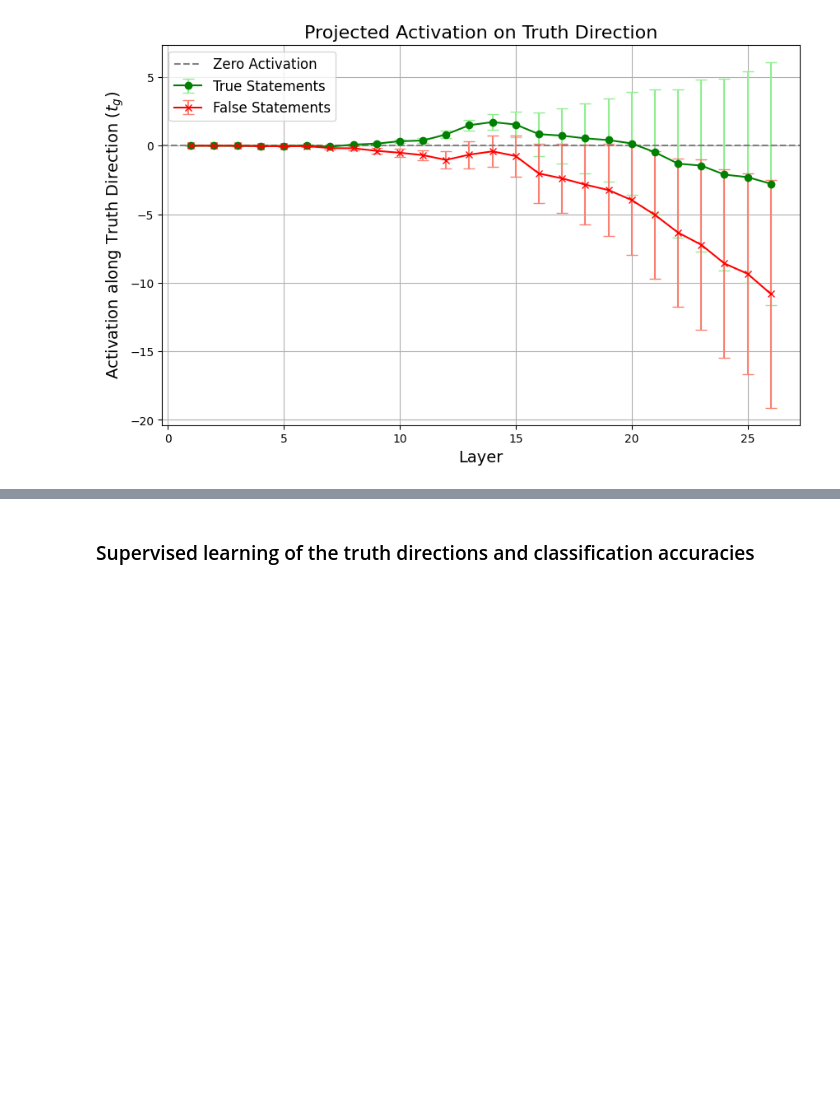
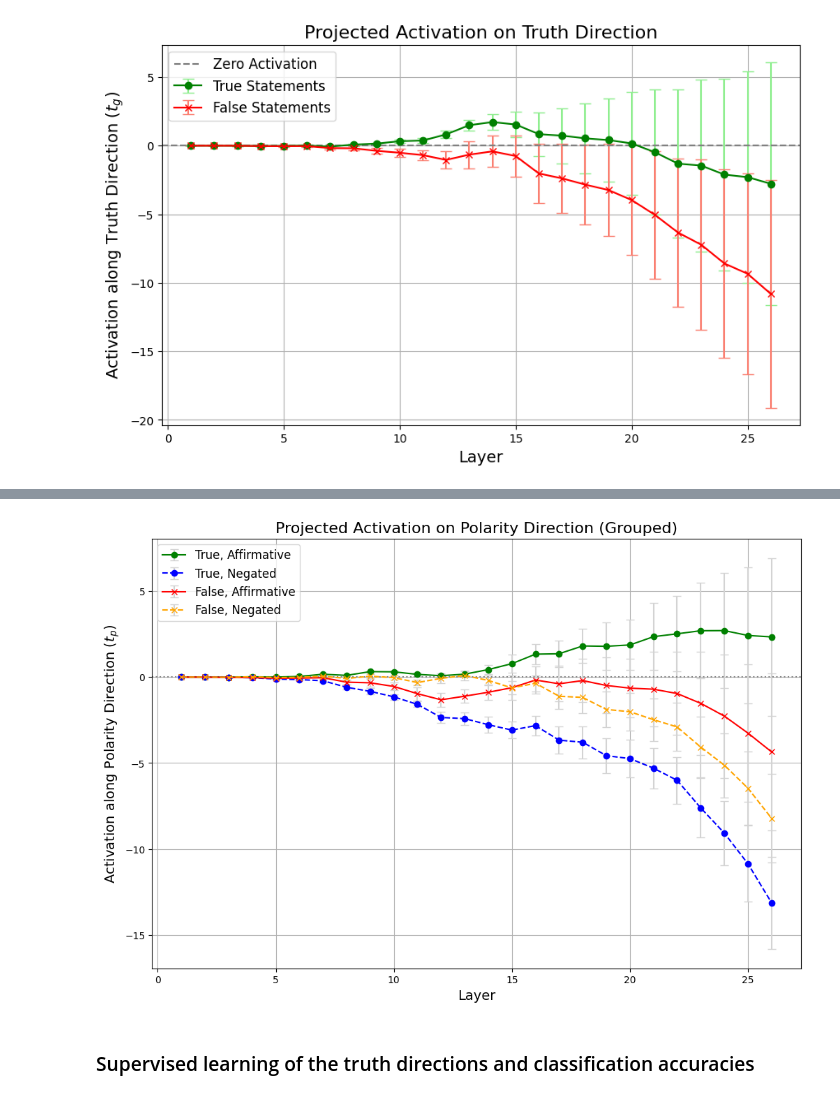
Before and after one commit to flohop/Truth_is_Universal, a Jupyter notebook: truth_directions.ipynb, the cells around one changed output, grey strips where cells are left out. Saved outputs shown, nothing was run; the diff lists cells and outputs as text; code cells hidden in the pictures; blank space fills up the shorter version.

```diff
--- a/truth_directions.ipynb
+++ b/truth_directions.ipynb
@@ -259,0 +262,81 @@ Processing Layer 26...
+# %%
+layers = np.arange(1, 27, 1)
+datasets_to_combine = ['cities', 'neg_cities', 'sp_en_trans', 'neg_sp_en_trans']
+
+# Create lists to store stats for all four groups
+stats = {
+    'true_affirmative': {'means': [], 'stds': []},
+    'true_negated': {'means': [], 'stds': []},
+    'false_affirmative': {'means': [], 'stds': []},
+    'false_negated': {'means': [], 'stds': []}
+}
+
+for layer_nr in layers:
+    print(f"Processing Layer {layer_nr}...")
+
+    # --- Data Aggregation (with polarity tracking) ---
+    layer_acts_list, layer_labels_list, layer_polarities_list = [], [], []
+    for dataset in datasets_to_combine:
+        dm = DataManager()
+        dm.add_dataset(dataset, model_family, model_size, model_type,
+                        layer_nr, split=None, center=False, device='cpu')
+        acts, labels = dm.data[dataset]
+
+        layer_acts_list.append(acts)
+        layer_labels_list.append(labels)
+
+        polarity = -1.0 if dataset.startswith('neg_') else 1.0
+        polarities = t.full((len(labels),), polarity, device=acts.device, dtype=t.float32)
+        layer_polarities_list.append(polarities)
+
+    all_acts = t.cat(layer_acts_list, dim=0)
+    all_labels = t.cat(layer_labels_list, dim=0)
+    all_polarities = t.cat(layer_polarities_list, dim=0)
+
+    # --- Learn the t_p vector for this layer ---
+    acts_mean = all_acts.mean(dim=0)
+    all_acts_centered = all_acts - acts_mean
+    _ , t_p = learn_truth_directions(all_acts_centered, all_labels, all_polarities)
+
+    # --- Separate data into four groups and get projections ---
+    masks = {
+        'true_affirmative': (all_labels == 1) & (all_polarities == 1),
+        'true_negated': (all_labels == 1) & (all_polarities == -1),
+        'false_affirmative': (all_labels == 0) & (all_polarities == 1),
+        'false_negated': (all_labels == 0) & (all_polarities == -1)
+    }
+
+    for group, mask in masks.items():
+        if mask.any():
+            projections = all_acts[mask] @ t_p
+            stats[group]['means'].append(projections.mean().item())
+            stats[group]['stds'].append(projections.std().item())
+        else:
+            # Append NaN if a group is empty to keep array lengths consistent
+            stats[group]['means'].append(np.nan)
+            stats[group]['stds'].append(np.nan)
+
+# --- Plot the results ---
+plt.figure(figsize=(12, 8))
+
+# Plotting configuration for each group
+plot_config = {
+    'true_affirmative': {'color': 'green', 'marker': 'o', 'linestyle': '-', 'label': 'True, Affirmative'},
+    'true_negated': {'color': 'blue', 'marker': 'o', 'linestyle': '--', 'label': 'True, Negated'},
+    'false_affirmative': {'color': 'red', 'marker': 'x', 'linestyle': '-', 'label': 'False, Affirmative'},
+    'false_negated': {'color': 'orange', 'marker': 'x', 'linestyle': '--', 'label': 'False, Negated'}
+}
+
+for group, config in plot_config.items():
+    plt.errorbar(layers, stats[group]['means'], yerr=stats[group]['stds'],
+                 fmt=config['marker'], color=config['color'], linestyle=config['linestyle'],
+                 ecolor='lightgray', capsize=4, label=config['label'])
+
+plt.ylabel('Activation along Polarity Direction ($t_p$)', fontsize=14)
+plt.xlabel('Layer', fontsize=14)
+plt.title('Projected Activation on Polarity Direction (Grouped)', fontsize=16)
+plt.axhline(y=0, color='gray', linestyle=':')
+plt.legend(fontsize=12)
+plt.grid(True)
+plt.show()
+# %% [output]
@@ -260,3 +360,4 @@ Processing Layer 26...
+[figure, added]
 # %% [markdown]
 ### Supervised learning of the truth directions and classification accuracies
 # %%
```
Also changed, not shown: parts of 2 cells of this notebook.
